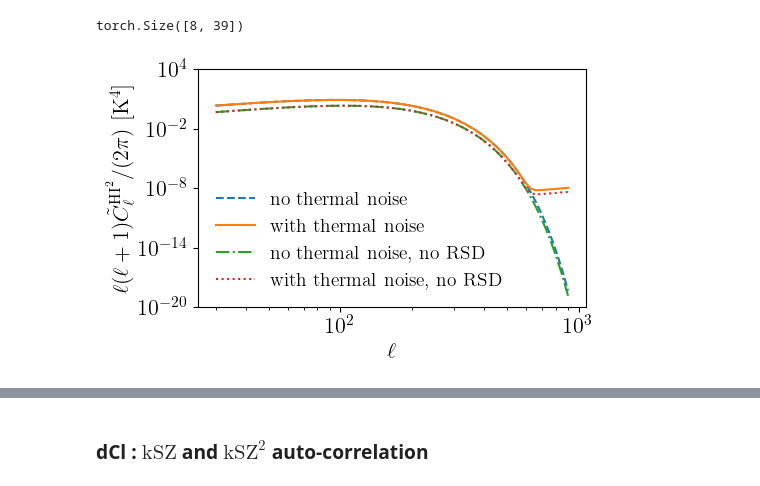
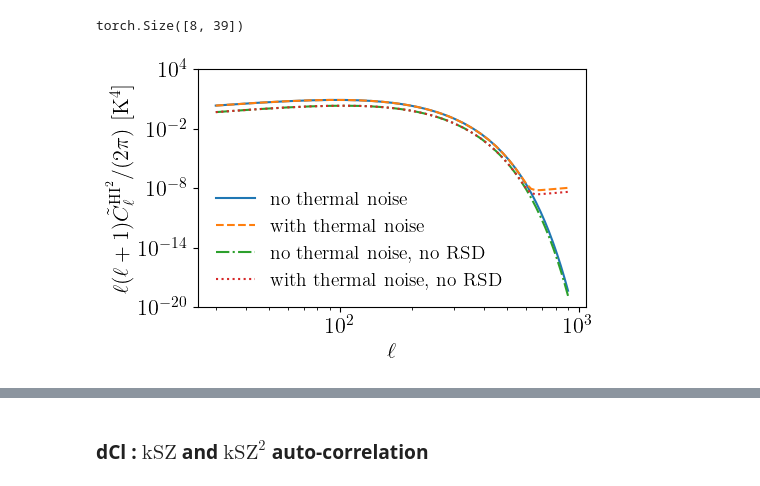
Before and after one commit to Einste11N/SquareField_CrossCorrelation, a Jupyter notebook: Evaluation.ipynb, the cells around one changed output, grey strips where cells are left out. Saved outputs shown, nothing was run; the diff lists cells and outputs as text; code cells hidden in the pictures.

```diff
--- a/Evaluation.ipynb
+++ b/Evaluation.ipynb
@@ -175,21 +167,22 @@ Cl_HI2_nonoise_noRSD = tc.trapz((res_beam_nonoise_noRSD).T * dCl_obj.G_HI_auto[:
 # %%
 fig = plt.figure(figsize=(5, 3.09), dpi=100)
 
-plt.plot(l_list, l_list * (l_list + 1) * Cl_HI2_nonoise / (2*np.pi), '--', label='no thermal noise')
-plt.plot(l_list, l_list * (l_list + 1) * Cl_HI2/ (2*np.pi), '-', label='with thermal noise')
+plt.plot(l_list, l_list * (l_list + 1) * Cl_HI2_nonoise / (2*np.pi), '-', label='no thermal noise')
+plt.plot(l_list, l_list * (l_list + 1) * Cl_HI2/ (2*np.pi), '--', label='with thermal noise')
 
 plt.plot(l_list, l_list * (l_list + 1) * Cl_HI2_nonoise_noRSD / (2*np.pi), '-.', label='no thermal noise, no RSD')
 plt.plot(l_list, l_list * (l_list + 1) * Cl_HI2_noRSD/ (2*np.pi), ':', label='with thermal noise, no RSD')
 
 plt.legend(fontsize=14, frameon=False)
 plt.xscale('log')
 plt.yscale('log')
 
 # plt.xticks([30, 100, 300, 600], ['30', '100', '300', '600'])
 plt.xlabel(r'$\ell$', usetex=True)
 plt.ylim([1e-20, 1e4])
 plt.ylabel(r'$\ell(\ell+1)\tilde{C}_{\ell}^{{\rm HI}^2}/(2\pi)$ [$\mathrm{K}^4$]', usetex=True)
 
+plt.savefig('Figs/Cl_HI2_compare.pdf', bbox_inches = 'tight')
 plt.show()
 # %% [output]
-[figure, old version]
+[figure, new version]
```
Also changed, not shown: parts of 2 cells of this notebook, 34 other files.
